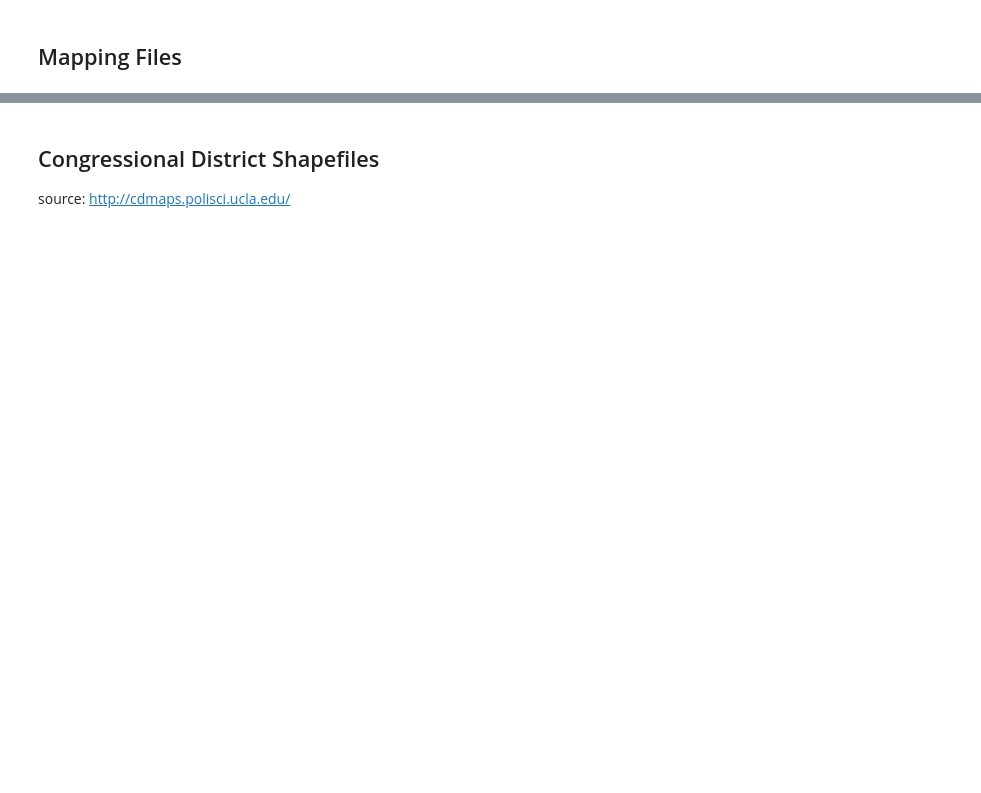
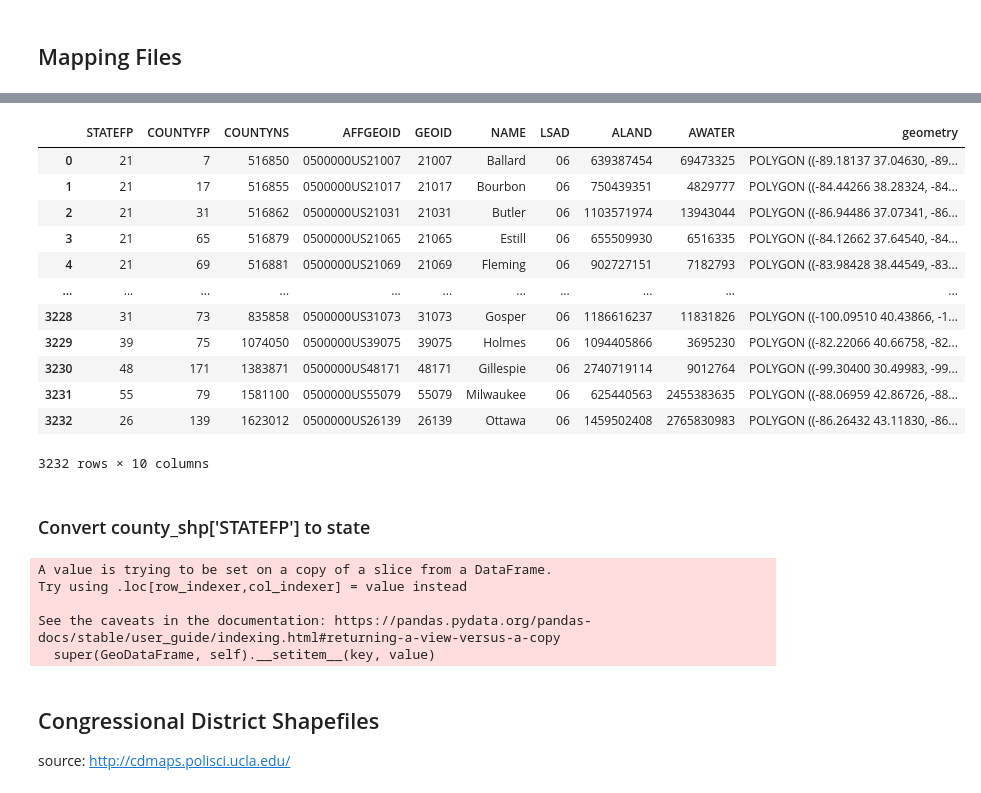
Before and after one commit to m-gaster/Droughts-and-US-Voting, a Jupyter notebook: Impact of Drought on US Voting.ipynb, the cells around one changed output, grey strips where cells are left out. Saved outputs shown, nothing was run; the diff lists cells and outputs as text; code cells hidden in the pictures; blank space fills up the shorter version.

```diff
--- a/Impact of Drought on US Voting.ipynb
+++ b/Impact of Drought on US Voting.ipynb
@@ -279,0 +284,30 @@ drought_df
+# %%
+county_shp = gpd.read_file(r"C:\Users\mikha\OneDrive\Desktop\Dropbox\MIKHAEL NEW\mikhael school\Grad School\Master's\Term 2 Classes\544\Replication\My Addition\County Shapefiles (2018)\cb_2018_us_county_500k.shp")
+# %%
+county_shp['STATEFP'] = county_shp['STATEFP'].astype('int64')
+county_shp['COUNTYFP'] = county_shp['COUNTYFP'].astype('int64')
+county_shp['COUNTYNS'] = county_shp['COUNTYNS'].astype('int64')
+county_shp['GEOID'] = county_shp['GEOID'].astype('int64')
+county_shp['ALAND'] = county_shp['ALAND'].astype('int64')
+county_shp['AWATER'] = county_shp['AWATER'].astype('int64')
+
+#drop DC - it doesn't have any congressional rep's
+county_shp = county_shp[county_shp['STATEFP'] != 11]
+# %%
+county_shp
+# %% [output]
+|  | STATEFP | COUNTYFP | COUNTYNS | AFFGEOID | GEOID | NAME | LSAD | ALAND | AWATER | geometry |
+| 0 | 21 | 7 | 516850 | 0500000US21007 | 21007 | Ballard | 06 | 639387454 | 69473325 | POLYGON ((-89.18137 37.04630, -89... |
+| 1 | 21 | 17 | 516855 | 0500000US21017 | 21017 | Bourbon | 06 | 750439351 | 4829777 | POLYGON ((-84.44266 38.28324, -84... |
+| 2 | 21 | 31 | 516862 | 0500000US21031 | 21031 | Butler | 06 | 1103571974 | 13943044 | POLYGON ((-86.94486 37.07341, -86... |
+| 3 | 21 | 65 | 516879 | 0500000US21065 | 21065 | Estill | 06 | 655509930 | 6516335 | POLYGON ((-84.12662 37.64540, -84... |
+| 4 | 21 | 69 | 516881 | 0500000US21069 | 21069 | Fleming | 06 | 902727151 | 7182793 | POLYGON ((-83.98428 38.44549, -83... |
+| ... | ... | ... | ... | ... | ... | ... | ... | ... | ... | ... |
+| 3228 | 31 | 73 | 835858 | 0500000US31073 | 31073 | Gosper | 06 | 1186616237 | 11831826 | POLYGON ((-100.09510 40.43866, -1... |
+| 3229 | 39 | 75 | 1074050 | 0500000US39075 | 39075 | Holmes | 06 | 1094405866 | 3695230 | POLYGON ((-82.22066 40.66758, -82... |
+| 3230 | 48 | 171 | 1383871 | 0500000US48171 | 48171 | Gillespie | 06 | 2740719114 | 9012764 | POLYGON ((-99.30400 30.49983, -99... |
+| 3231 | 55 | 79 | 1581100 | 0500000US55079 | 55079 | Milwaukee | 06 | 625440563 | 2455383635 | POLYGON ((-88.06959 42.86726, -88... |
+| 3232 | 26 | 139 | 1623012 | 0500000US26139 | 26139 | Ottawa | 06 | 1459502408 | 2765830983 | POLYGON ((-86.26432 43.11830, -86... |
+3232 rows × 10 columns
+# %% [markdown]
+### Convert county_shp['STATEFP'] to state
@@ -280,3 +323,11 @@ drought_df
+# %%
+county_shp['state'] = county_shp['STATEFP'].apply(lambda x: fips_to_state_dict[x])
+# %% [output]
+A value is trying to be set on a copy of a slice from a DataFrame.
+Try using .loc[row_indexer,col_indexer] = value instead
+
+See the caveats in the documentation: https://pandas.pydata.org/pandas-docs/stable/user_guide/indexing.html#returning-a-view-versus-a-copy
+  super(GeoDataFrame, self).__setitem__(key, value)
 # %% [markdown]
 ## Congressional District Shapefiles
 
```
Also changed, not shown: parts of 24 cells of this notebook.
